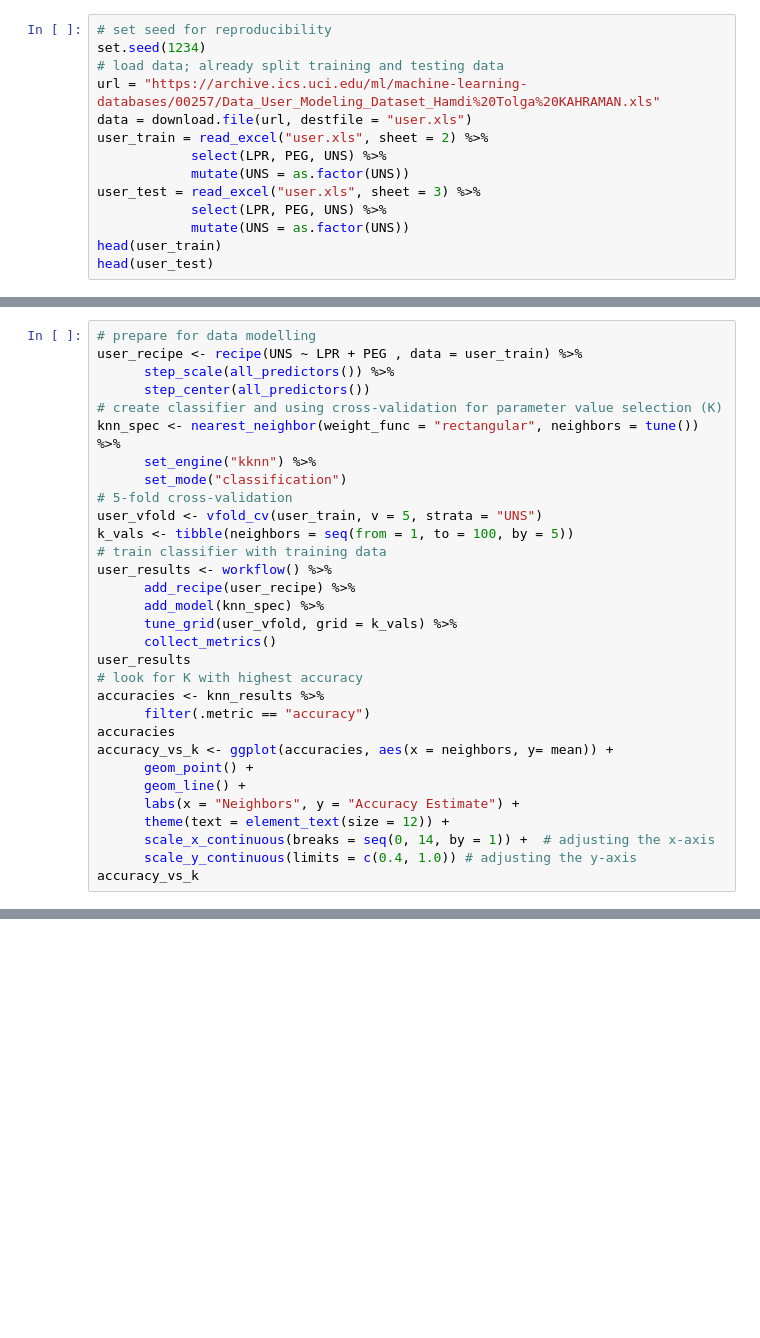
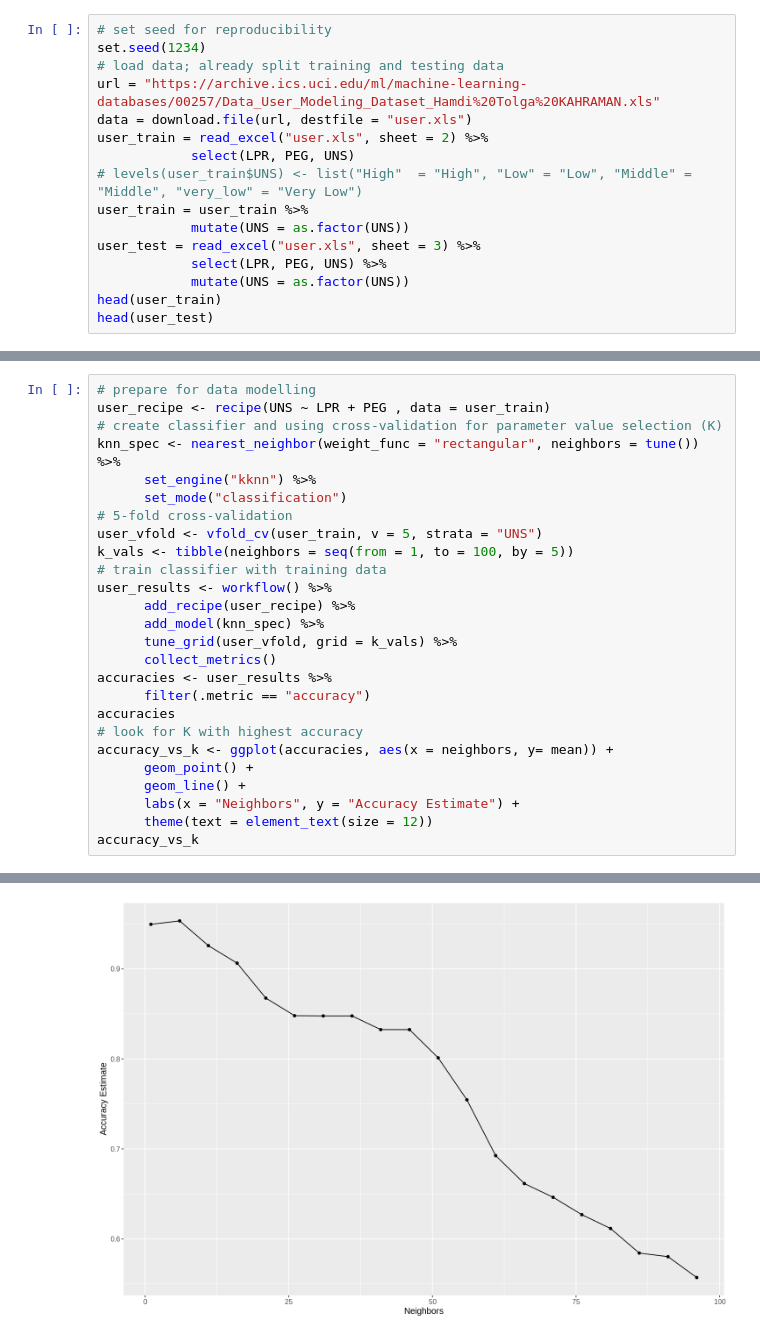
Before and after one commit to janicechn/project-005-25, a Jupyter notebook: term-project.ipynb, the cells around one changed output, grey strips where cells are left out. Cells and saved outputs as stored; diff of their text form; blank space fills up the shorter version.

```diff
--- a/term-project.ipynb
+++ b/term-project.ipynb
@@ -10,7 +15,9 @@ set.seed(1234)
 url = "https://archive.ics.uci.edu/ml/machine-learning-databases/00257/Data_User_Modeling_Dataset_Hamdi%20Tolga%20KAHRAMAN.xls"
 data = download.file(url, destfile = "user.xls")
 user_train = read_excel("user.xls", sheet = 2) %>%
-            select(LPR, PEG, UNS) %>%
+            select(LPR, PEG, UNS)
+# levels(user_train$UNS) <- list("High"  = "High", "Low" = "Low", "Middle" = "Middle", "very_low" = "Very Low")
+user_train = user_train %>%
             mutate(UNS = as.factor(UNS))
 user_test = read_excel("user.xls", sheet = 3) %>%
             select(LPR, PEG, UNS) %>%
@@ -30,8 +41,6 @@ user_train_plot
 # %%
 # prepare for data modelling
-user_recipe <- recipe(UNS ~ LPR + PEG , data = user_train) %>%
-      step_scale(all_predictors()) %>%
-      step_center(all_predictors())
+user_recipe <- recipe(UNS ~ LPR + PEG , data = user_train)
 # create classifier and using cross-validation for parameter value selection (K)
 knn_spec <- nearest_neighbor(weight_func = "rectangular", neighbors = tune()) %>%
       set_engine("kknn") %>%
@@ -45,16 +54,14 @@ user_results <- workflow() %>%
       add_model(knn_spec) %>%
       tune_grid(user_vfold, grid = k_vals) %>%
       collect_metrics()
-user_results
-# look for K with highest accuracy
-accuracies <- knn_results %>%
+accuracies <- user_results %>%
       filter(.metric == "accuracy")
 accuracies
+# look for K with highest accuracy
 accuracy_vs_k <- ggplot(accuracies, aes(x = neighbors, y= mean)) +
       geom_point() +
       geom_line() +
       labs(x = "Neighbors", y = "Accuracy Estimate") +
-      theme(text = element_text(size = 12)) +
-      scale_x_continuous(breaks = seq(0, 14, by = 1)) +  # adjusting the x-axis
-      scale_y_continuous(limits = c(0.4, 1.0)) # adjusting the y-axis
+      theme(text = element_text(size = 12))
 accuracy_vs_k
+# %% [output]
@@ -61 +87,2 @@ accuracy_vs_k
+[figure, added]
 # %%
```
Also changed, not shown: parts of 5 cells of this notebook.
